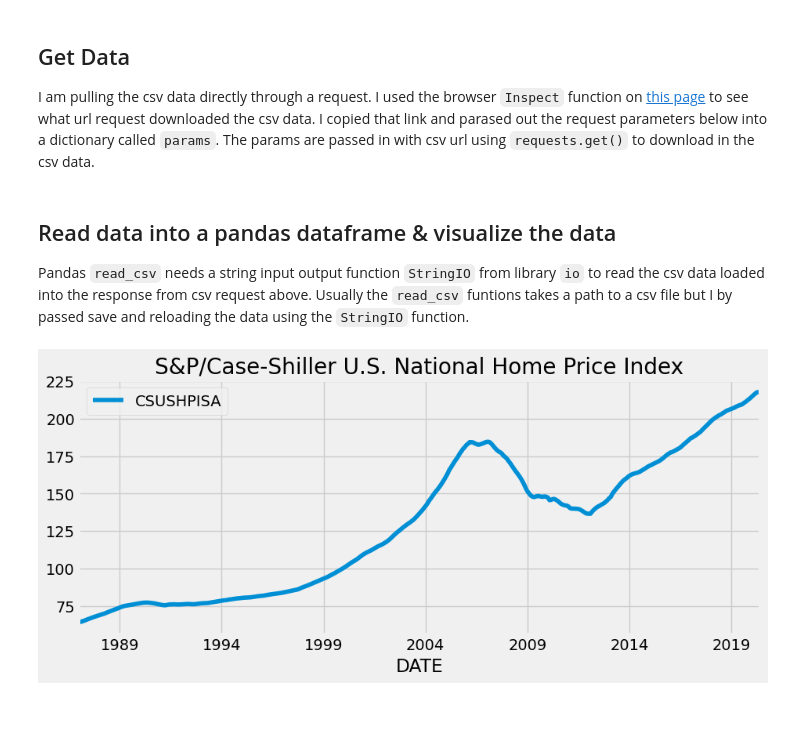
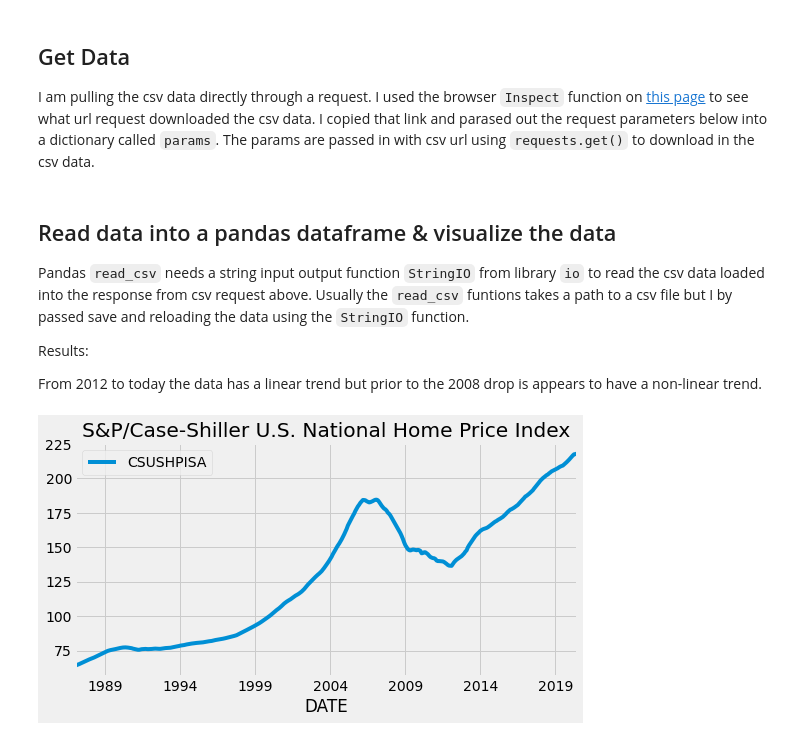
Before and after one commit to peparhugo/Econometrics_group_project, a Jupyter notebook: submission_1/univariate_time_series/Univariate Time Series.ipynb, the cells around one changed output. Saved outputs shown, nothing was run; the diff lists cells and outputs as text; code cells hidden in the pictures; blank space fills up the shorter version.

```diff
--- a/submission_1/univariate_time_series/Univariate Time Series.ipynb
+++ b/submission_1/univariate_time_series/Univariate Time Series.ipynb
@@ -92,10 +106,14 @@ resp = requests.get(url=url,params=params)
 # %% [markdown]
 ## Read data into a pandas dataframe & visualize the data
 Pandas `read_csv` needs a string input output function `StringIO` from library `io` to read the csv data loaded into the response from csv request above. Usually the `read_csv` funtions takes a path to a csv file but I by passed save and reloading the data using the `StringIO` function.
+
+Results:
+
+From 2012 to today the data has a linear trend but prior to the 2008 drop is appears to have a non-linear trend.
 # %%
 data= pd.read_csv(StringIO(resp.text),sep=',',parse_dates=['DATE'], index_col='DATE')
-data.plot(figsize=(10,4))
+data.plot(figsize=(8,4))
 plt.title('S&P/Case-Shiller U.S. National Home Price Index')
 plt.show()
 # %% [output]
-[figure, old version]
+[figure, new version]
```
Also changed, not shown: parts of 55 cells of this notebook, 2 other files.
